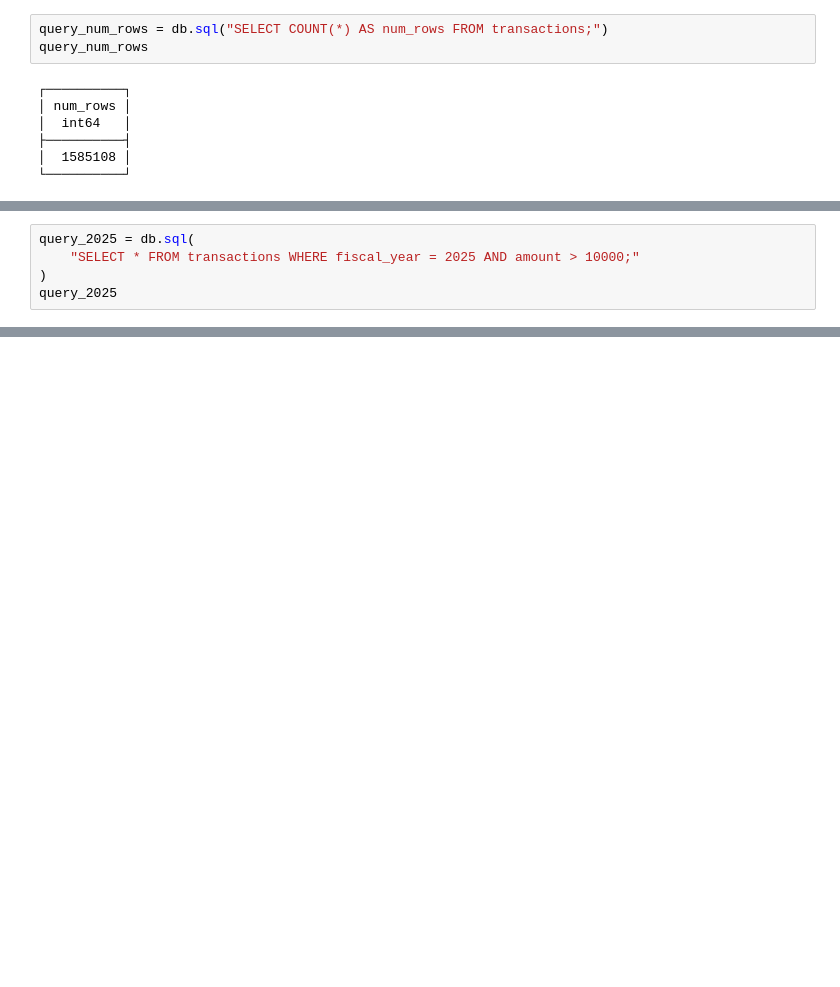
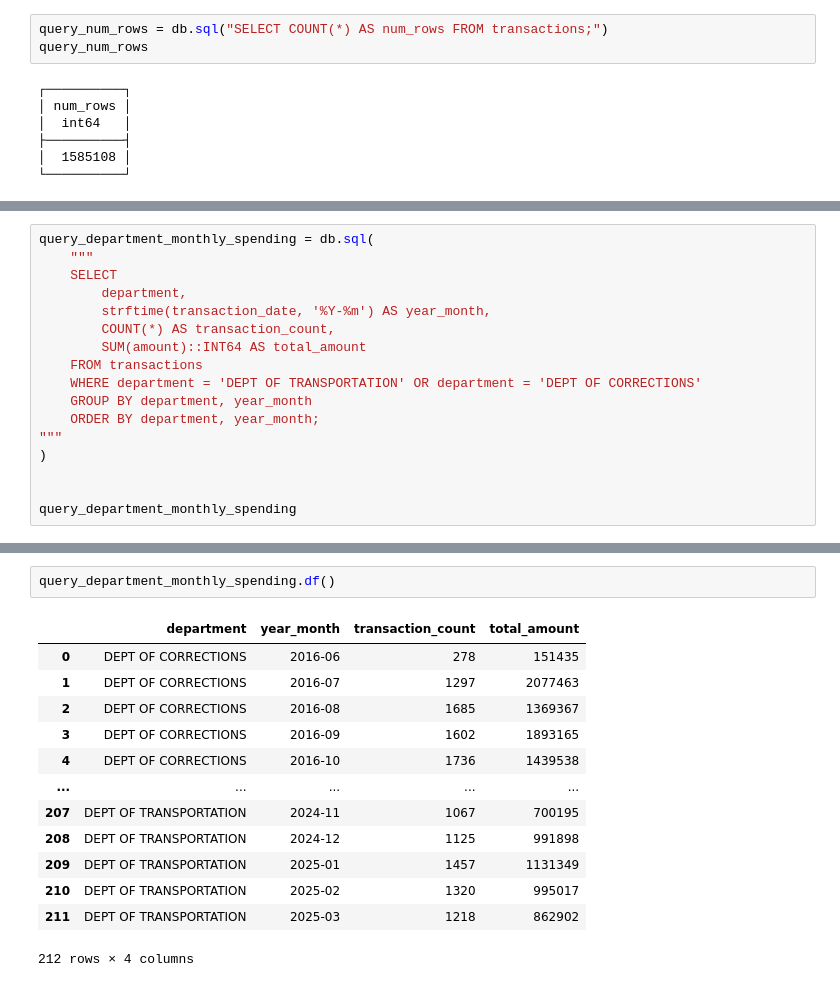
Before and after one commit to subwaymatch/mba-564b-2025-redesign, a Jupyter notebook: 03-SQL-database-to-report/pcard-transactions-to-dashboard.ipynb, the cells around one changed output, grey strips where cells are left out. Drawn from its saved outputs; the diff is of its cells as text; blank space fills up the shorter version.

```diff
--- a/03-SQL-database-to-report/pcard-transactions-to-dashboard.ipynb
+++ b/03-SQL-database-to-report/pcard-transactions-to-dashboard.ipynb
@@ -68,6 +119,18 @@ query_top_10_departments
 # %%
-query_2025 = db.sql(
-    "SELECT * FROM transactions WHERE fiscal_year = 2025 AND amount > 10000;"
+query_department_monthly_spending = db.sql(
+    """
+    SELECT
+        department,
+        strftime(transaction_date, '%Y-%m') AS year_month,
+        COUNT(*) AS transaction_count,
+        SUM(amount)::INT64 AS total_amount
+    FROM transactions
+    WHERE department = 'DEPT OF TRANSPORTATION' OR department = 'DEPT OF CORRECTIONS'
+    GROUP BY department, year_month
+    ORDER BY department, year_month;
+"""
 )
-query_2025
+
+
+query_department_monthly_spending
 # %% [output]
@@ -90,0 +154,16 @@ query_2025
+# %%
+query_department_monthly_spending.df()
+# %% [output]
+|  | department | year_month | transaction_count | total_amount |
+| 0 | DEPT OF CORRECTIONS | 2016-06 | 278 | 151435 |
+| 1 | DEPT OF CORRECTIONS | 2016-07 | 1297 | 2077463 |
+| 2 | DEPT OF CORRECTIONS | 2016-08 | 1685 | 1369367 |
+| 3 | DEPT OF CORRECTIONS | 2016-09 | 1602 | 1893165 |
+| 4 | DEPT OF CORRECTIONS | 2016-10 | 1736 | 1439538 |
+| ... | ... | ... | ... | ... |
+| 207 | DEPT OF TRANSPORTATION | 2024-11 | 1067 | 700195 |
+| 208 | DEPT OF TRANSPORTATION | 2024-12 | 1125 | 991898 |
+| 209 | DEPT OF TRANSPORTATION | 2025-01 | 1457 | 1131349 |
+| 210 | DEPT OF TRANSPORTATION | 2025-02 | 1320 | 995017 |
+| 211 | DEPT OF TRANSPORTATION | 2025-03 | 1218 | 862902 |
+212 rows × 4 columns
```
Also changed, not shown: parts of 9 cells of this notebook, 1 other file.
